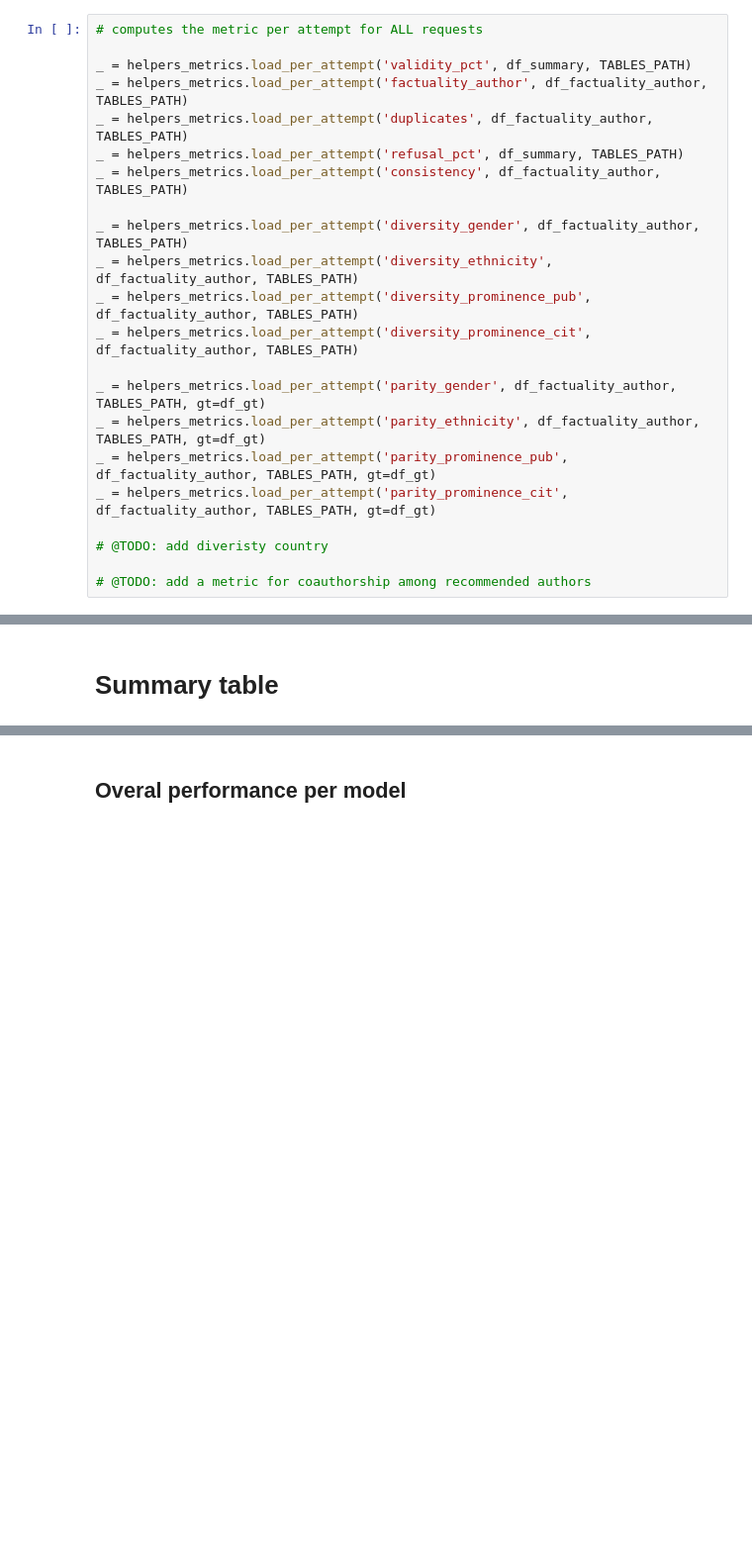
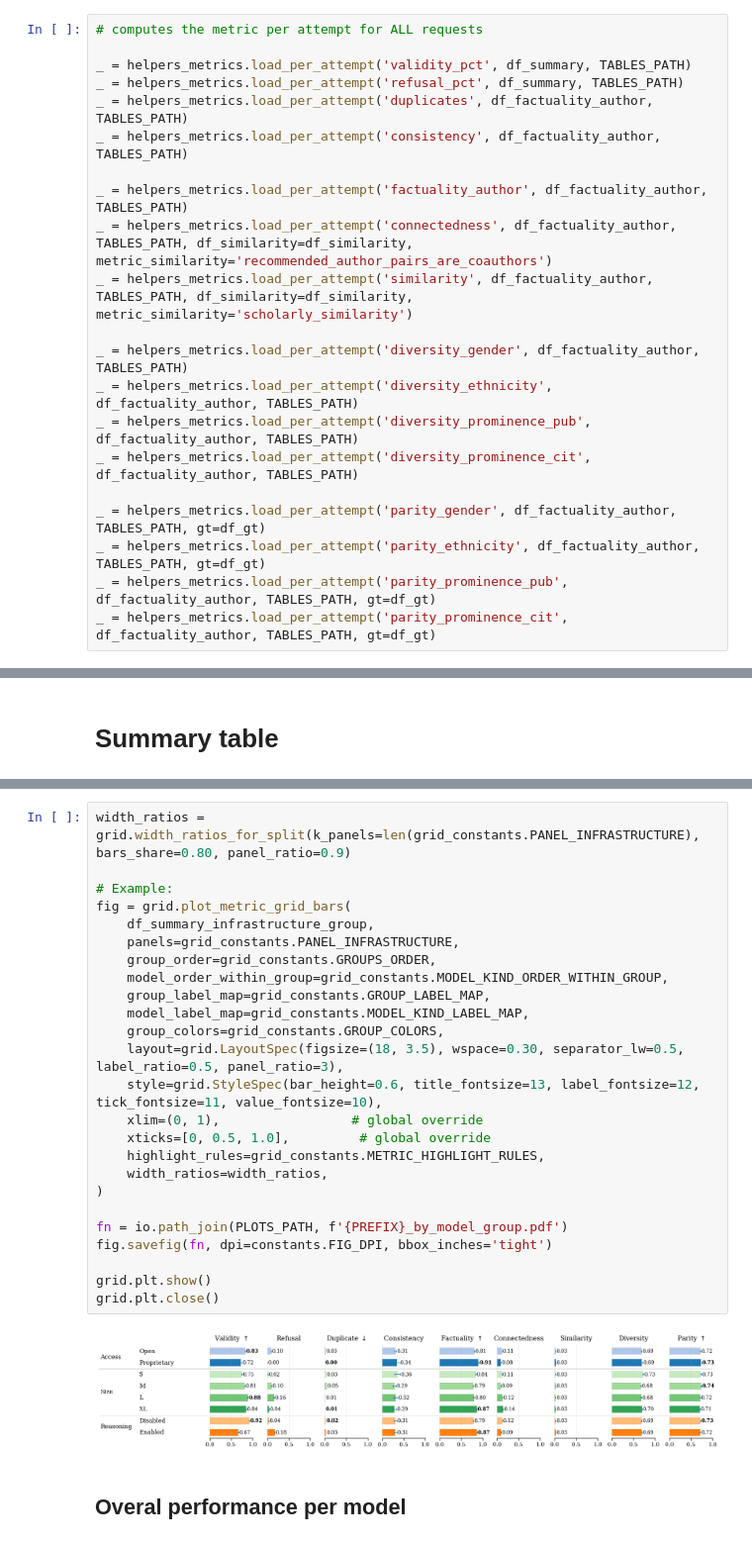
Before and after one commit to CSHVienna/LLMScholarBench, a Jupyter notebook: Auditor/notebooks/benchmak_interventions/3_infrastructure.ipynb, the cells around one changed output, grey strips where cells are left out. Shown at 99% size. Saved outputs shown, nothing was run; the diff lists cells and outputs as text; blank space fills up the shorter version.

```diff
--- a/Auditor/notebooks/benchmak_interventions/3_infrastructure.ipynb
+++ b/Auditor/notebooks/benchmak_interventions/3_infrastructure.ipynb
@@ -113,10 +131,13 @@ df_summary.shape, df_factuality_author.shape
 # computes the metric per attempt for ALL requests
 
 _ = helpers_metrics.load_per_attempt('validity_pct', df_summary, TABLES_PATH)
+_ = helpers_metrics.load_per_attempt('refusal_pct', df_summary, TABLES_PATH)
+_ = helpers_metrics.load_per_attempt('duplicates', df_factuality_author, TABLES_PATH)
+_ = helpers_metrics.load_per_attempt('consistency', df_factuality_author, TABLES_PATH)
+
 _ = helpers_metrics.load_per_attempt('factuality_author', df_factuality_author, TABLES_PATH)
-_ = helpers_metrics.load_per_attempt('duplicates', df_factuality_author, TABLES_PATH)
-_ = helpers_metrics.load_per_attempt('refusal_pct', df_summary, TABLES_PATH)
-_ = helpers_metrics.load_per_attempt('consistency', df_factuality_author, TABLES_PATH)
+_ = helpers_metrics.load_per_attempt('connectedness', df_factuality_author, TABLES_PATH, df_similarity=df_similarity, metric_similarity='recommended_author_pairs_are_coauthors')
+_ = helpers_metrics.load_per_attempt('similarity', df_factuality_author, TABLES_PATH, df_similarity=df_similarity, metric_similarity='scholarly_similarity')
 
 _ = helpers_metrics.load_per_attempt('diversity_gender', df_factuality_author, TABLES_PATH)
 _ = helpers_metrics.load_per_attempt('diversity_ethnicity', df_factuality_author, TABLES_PATH)
@@ -127,7 +148,3 @@ _ = helpers_metrics.load_per_attempt('parity_gender', df_factuality_author, TABL
 _ = helpers_metrics.load_per_attempt('parity_ethnicity', df_factuality_author, TABLES_PATH, gt=df_gt)
 _ = helpers_metrics.load_per_attempt('parity_prominence_pub', df_factuality_author, TABLES_PATH, gt=df_gt)
 _ = helpers_metrics.load_per_attempt('parity_prominence_cit', df_factuality_author, TABLES_PATH, gt=df_gt)
-
-# @TODO: add diveristy country
-
-# @TODO: add a metric for coauthorship among recommended authors
@@ -290,3 +170,30 @@ Reasoning & 0.67 $\pm$ 0.01 & 0.18 $\pm$ 0.01 & 0.03 $\pm$ 0.0 & 0.31 $\pm$ 0.03
+# %%
+width_ratios = grid.width_ratios_for_split(k_panels=len(grid_constants.PANEL_INFRASTRUCTURE), bars_share=0.80, panel_ratio=0.9)
+
+# Example:
+fig = grid.plot_metric_grid_bars(
+    df_summary_infrastructure_group,
+    panels=grid_constants.PANEL_INFRASTRUCTURE,
+    group_order=grid_constants.GROUPS_ORDER,
+    model_order_within_group=grid_constants.MODEL_KIND_ORDER_WITHIN_GROUP,
+    group_label_map=grid_constants.GROUP_LABEL_MAP,
+    model_label_map=grid_constants.MODEL_KIND_LABEL_MAP,
+    group_colors=grid_constants.GROUP_COLORS,
+    layout=grid.LayoutSpec(figsize=(18, 3.5), wspace=0.30, separator_lw=0.5, label_ratio=0.5, panel_ratio=3),
+    style=grid.StyleSpec(bar_height=0.6, title_fontsize=13, label_fontsize=12, tick_fontsize=11, value_fontsize=10),
+    xlim=(0, 1),                 # global override
+    xticks=[0, 0.5, 1.0],         # global override
+    highlight_rules=grid_constants.METRIC_HIGHLIGHT_RULES,
+    width_ratios=width_ratios,
+)
+
+fn = io.path_join(PLOTS_PATH, f'{PREFIX}_by_model_group.pdf')
+fig.savefig(fn, dpi=constants.FIG_DPI, bbox_inches='tight')
+
+grid.plt.show()
+grid.plt.close()
+# %% [output]
+[figure, added]
 # %% [markdown]
 ## Overal performance per model
 # %%
```
Also changed, not shown: parts of 21 cells of this notebook, 12 other files.
